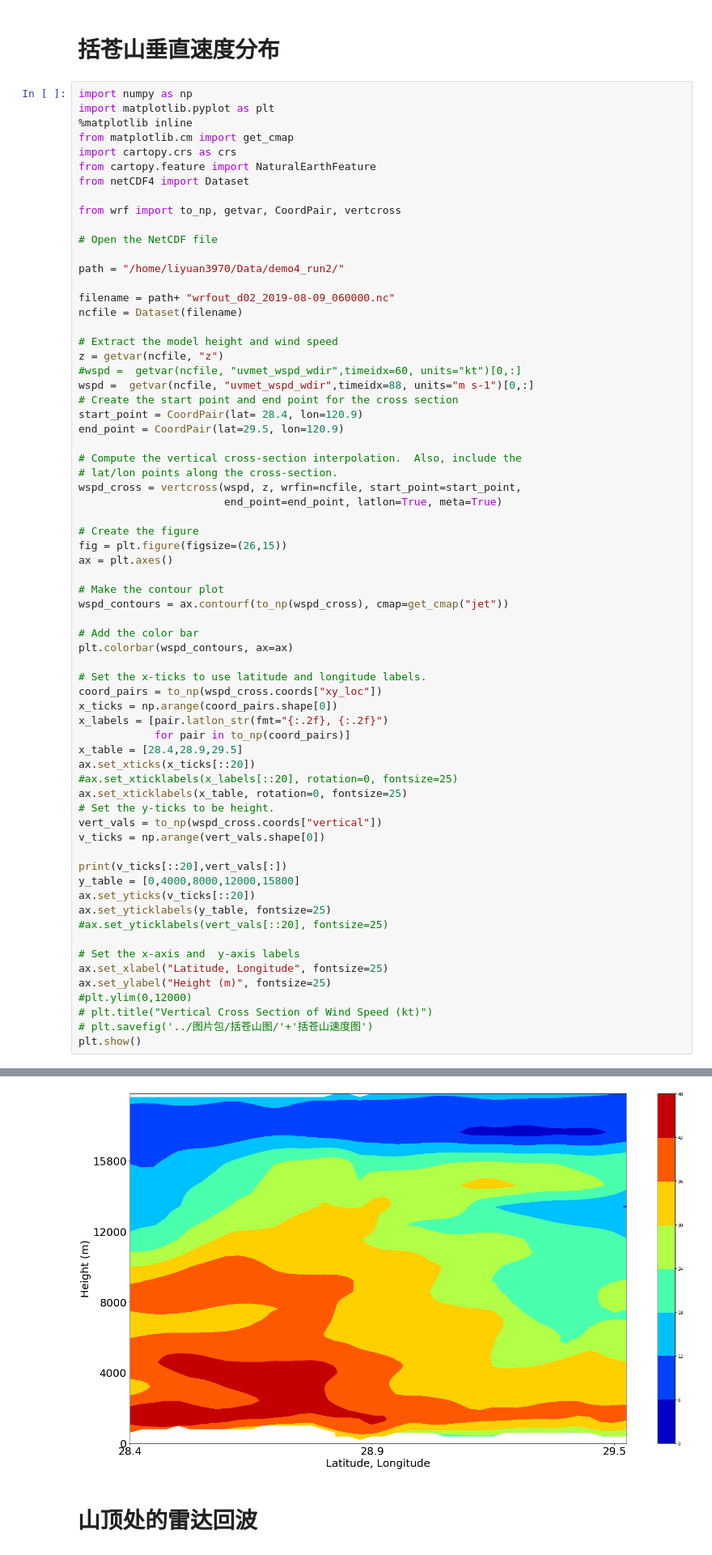
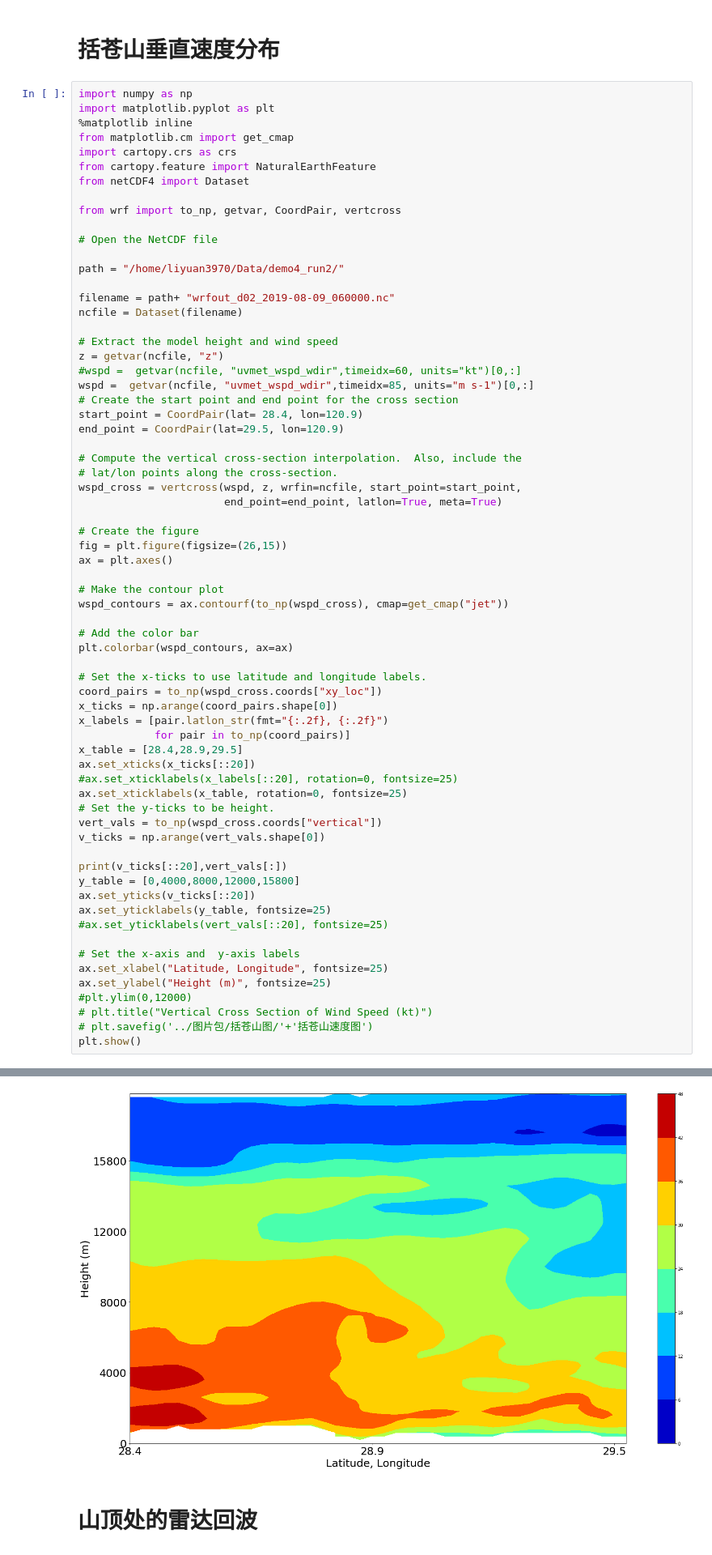
Before and after one commit to liyuan3970/3DVAR_retrive_radar_wind_from_typhoon1909, a Jupyter notebook: notebooks/WRF括苍山顶雷达回波分析.ipynb, the cells around one changed output, grey strips where cells are left out. Shown at 81% size. Saved outputs shown, nothing was run; the diff lists cells and outputs as text.

```diff
--- a/notebooks/WRF括苍山顶雷达回波分析.ipynb
+++ b/notebooks/WRF括苍山顶雷达回波分析.ipynb
@@ -170,7 +170,7 @@ ncfile = Dataset(filename)
 # Extract the model height and wind speed
 z = getvar(ncfile, "z")
 #wspd =  getvar(ncfile, "uvmet_wspd_wdir",timeidx=60, units="kt")[0,:]
-wspd =  getvar(ncfile, "uvmet_wspd_wdir",timeidx=88, units="m s-1")[0,:]
+wspd =  getvar(ncfile, "uvmet_wspd_wdir",timeidx=85, units="m s-1")[0,:]
 # Create the start point and end point for the cross section
 start_point = CoordPair(lat= 28.4, lon=120.9)
 end_point = CoordPair(lat=29.5, lon=120.9)
@@ -207,34 +207,34 @@ print(v_ticks[::20],vert_vals[:])
 y_table = [0,4000,8000,12000,15800]
 ax.set_yticks(v_ticks[::20])
 ax.set_yticklabels(y_table, fontsize=25)
 #ax.set_yticklabels(vert_vals[::20], fontsize=25)
 
 # Set the x-axis and  y-axis labels
 ax.set_xlabel("Latitude, Longitude", fontsize=25)
 ax.set_ylabel("Height (m)", fontsize=25)
 #plt.ylim(0,12000)
 # plt.title("Vertical Cross Section of Wind Speed (kt)")
 # plt.savefig('../图片包/括苍山图/'+'括苍山速度图')
 plt.show()
 # %% [output]
 [ 0 20 40 60 80] [    0.        197.07199   394.14398   591.216     788.28796   985.36
   1182.432    1379.5039   1576.5759   1773.648    1970.72     2167.792
   2364.864    2561.9358   2759.0078   2956.0798   3153.1519   3350.2239
   3547.296    3744.368    3941.44     4138.5117   4335.584    4532.656
   4729.728    4926.8      5123.8716   5320.944    5518.0156   5715.088
   5912.1597   6109.232    6306.3037   6503.376    6700.4478   6897.5195
   7094.592    7291.6636   7488.736    7685.8076   7882.88     8079.9517
   8277.023    8474.096    8671.168    8868.239    9065.312    9262.384
   9459.456    9656.527    9853.6     10050.672   10247.743   10444.815
  10641.888   10838.96    11036.031   11233.104   11430.176   11627.247
  11824.319   12021.392   12218.464   12415.535   12612.607   12809.68
  13006.752   13203.823   13400.8955  13597.968   13795.039   13992.111
  14189.184   14386.256   14583.327   14780.399   14977.472   15174.543
  15371.615   15568.6875  15765.76    15962.831   16159.903   16356.976
  16554.047   16751.12    16948.191   17145.264   17342.336   17539.408
  17736.479   17933.55    18130.623   18327.695   18524.768   18721.84
  18918.912   19115.982   19313.055   19510.127  ]
-[figure, old version]
+[figure, new version]
 # %% [markdown]
 # 山顶处的雷达回波
 # %%
```
Also changed, not shown: parts of 8 cells of this notebook, 31 other files.
